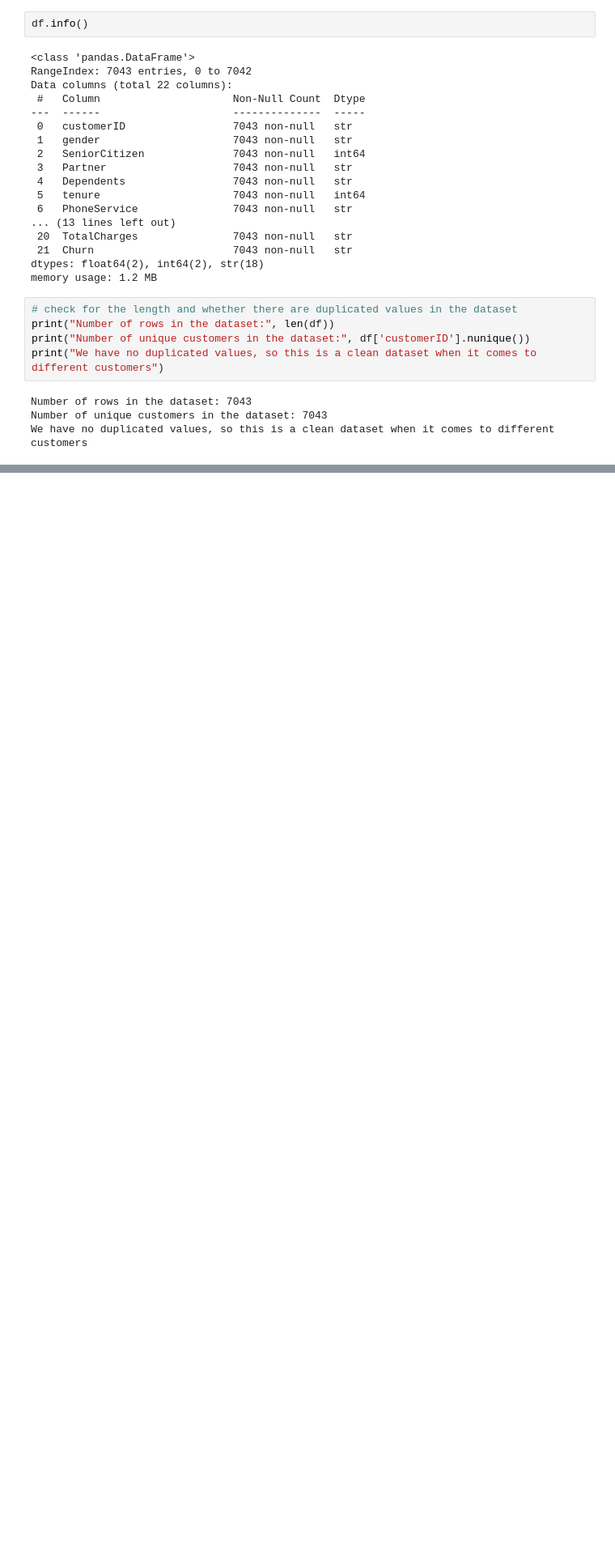
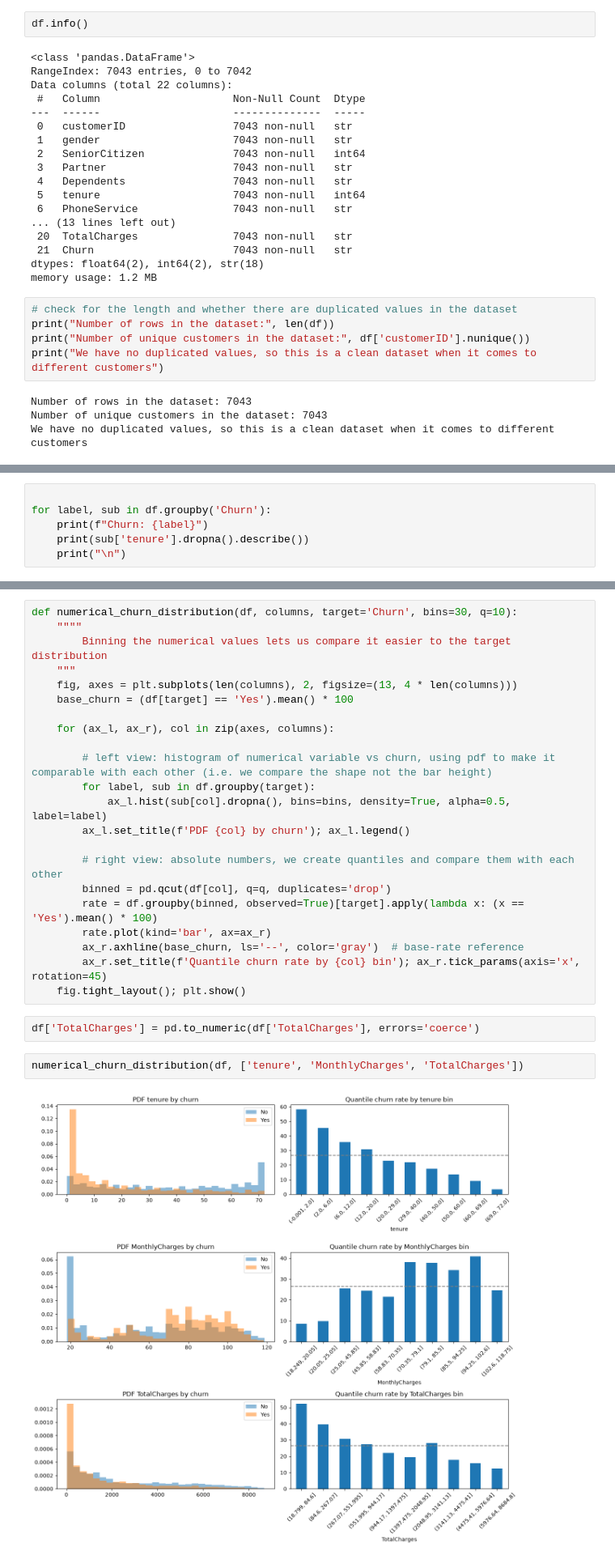
Before and after one commit to danielLutziger/churn-investigation, a Jupyter notebook: churn_data_analysis.ipynb, the cells around one changed output, grey strips where cells are left out. Shown at 81% size. Saved outputs shown, nothing was run; the diff lists cells and outputs as text; blank space fills up the shorter version.

```diff
--- a/churn_data_analysis.ipynb
+++ b/churn_data_analysis.ipynb
@@ -76,0 +273,6 @@ class ChurnDataset:
+# %%
+
+for label, sub in df.groupby('Churn'):
+    print(f"Churn: {label}")
+    print(sub['tenure'].dropna().describe())
+    print("\n")
@@ -76,0 +297,28 @@ class ChurnDataset:
+# %%
+def numerical_churn_distribution(df, columns, target='Churn', bins=30, q=10):
+    """"
+        Binning the numerical values lets us compare it easier to the target distribution
+    """
+    fig, axes = plt.subplots(len(columns), 2, figsize=(13, 4 * len(columns)))
+    base_churn = (df[target] == 'Yes').mean() * 100
+
+    for (ax_l, ax_r), col in zip(axes, columns):
+
+        # left view: histogram of numerical variable vs churn, using pdf to make it comparable with each other (i.e. we compare the shape not the bar height)
+        for label, sub in df.groupby(target):
+            ax_l.hist(sub[col].dropna(), bins=bins, density=True, alpha=0.5, label=label)
+        ax_l.set_title(f'PDF {col} by churn'); ax_l.legend()
+
+        # right view: absolute numbers, we create quantiles and compare them with each other
+        binned = pd.qcut(df[col], q=q, duplicates='drop')
+        rate = df.groupby(binned, observed=True)[target].apply(lambda x: (x == 'Yes').mean() * 100)
+        rate.plot(kind='bar', ax=ax_r)
+        ax_r.axhline(base_churn, ls='--', color='gray')  # base-rate reference
+        ax_r.set_title(f'Quantile churn rate by {col} bin'); ax_r.tick_params(axis='x', rotation=45)
+    fig.tight_layout(); plt.show()
+# %%
+df['TotalCharges'] = pd.to_numeric(df['TotalCharges'], errors='coerce')
+# %%
+numerical_churn_distribution(df, ['tenure', 'MonthlyCharges', 'TotalCharges'])
+# %% [output]
+[figure, added]
```
Also changed, not shown: parts of 20 cells of this notebook, 1 other file.
